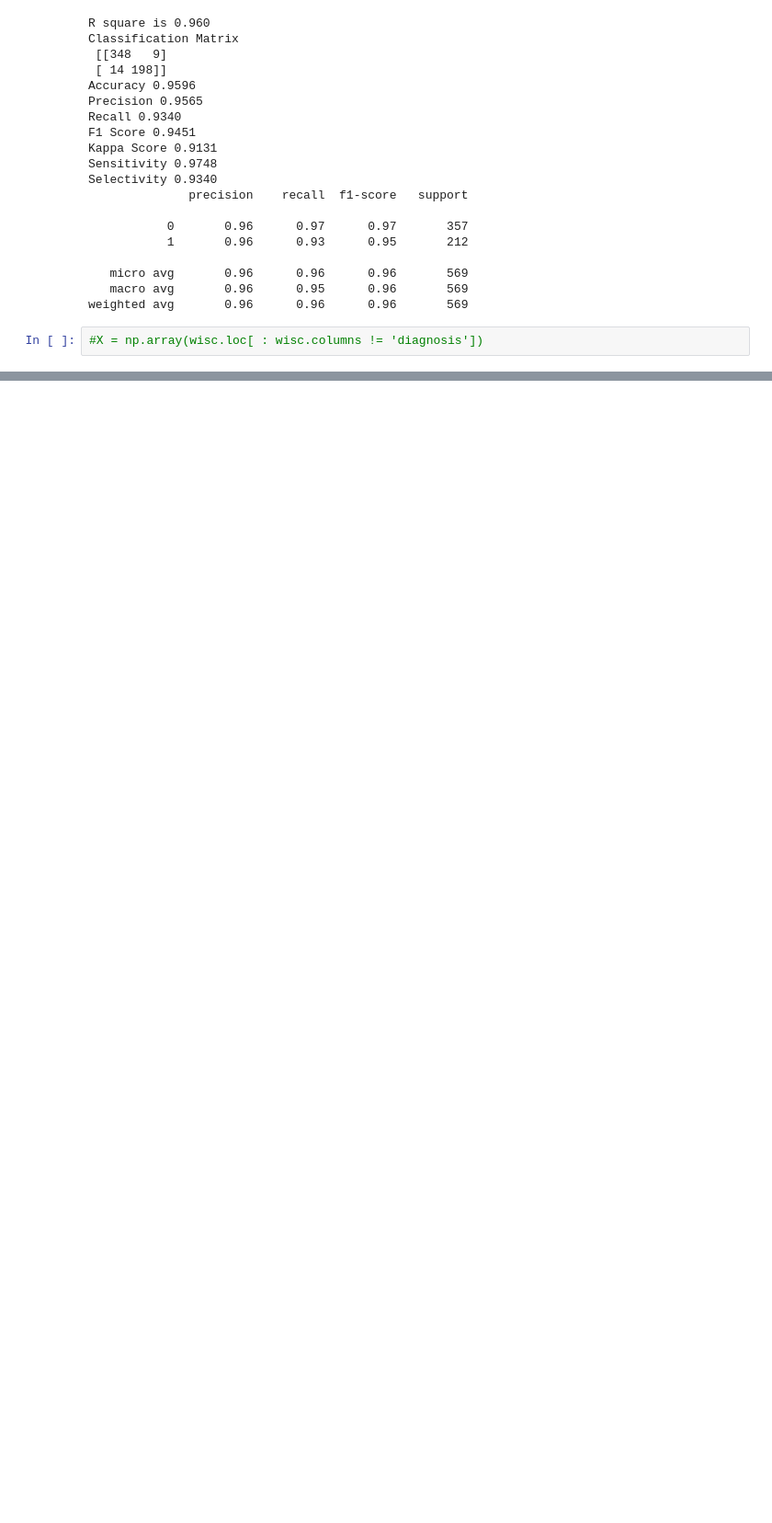
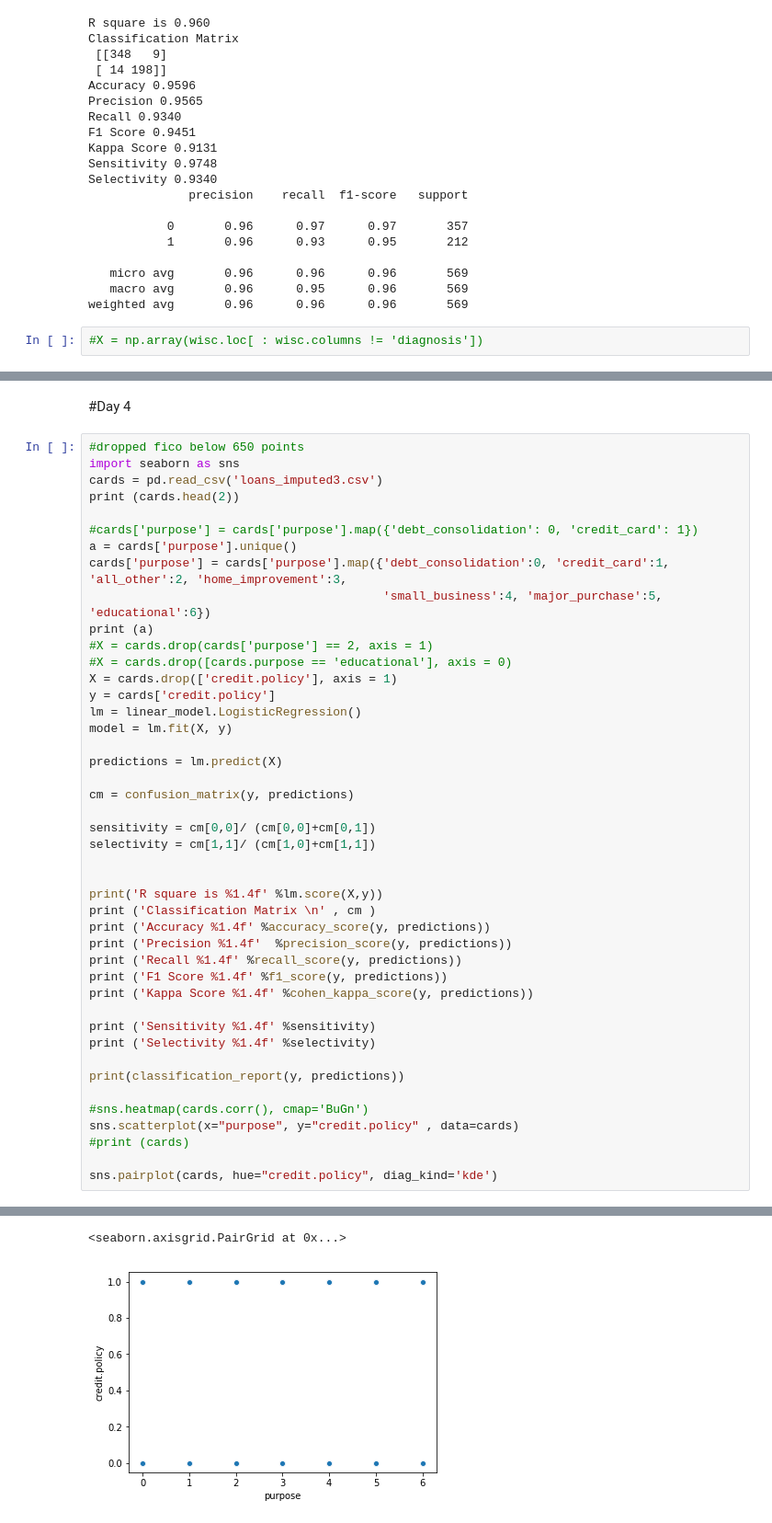
Before and after one commit to ChangappaMA/PyNLPTut, a Jupyter notebook: Machinelearning.ipynb, the cells around one changed output, grey strips where cells are left out. Shown at 92% size. Cells and saved outputs as stored; diff of their text form; blank space fills up the shorter version.

```diff
--- a/Machinelearning.ipynb
+++ b/Machinelearning.ipynb
@@ -626,0 +626,47 @@ Name: credit.policy, Length: 9578, dtype: int64
+# %% [markdown]
+#Day 4
+# %%
+#dropped fico below 650 points
+import seaborn as sns
+cards = pd.read_csv('loans_imputed3.csv')
+print (cards.head(2))
+
+#cards['purpose'] = cards['purpose'].map({'debt_consolidation': 0, 'credit_card': 1})
+a = cards['purpose'].unique()
+cards['purpose'] = cards['purpose'].map({'debt_consolidation':0, 'credit_card':1, 'all_other':2, 'home_improvement':3,
+                                         'small_business':4, 'major_purchase':5, 'educational':6})
+print (a)
+#X = cards.drop(cards['purpose'] == 2, axis = 1)
+#X = cards.drop([cards.purpose == 'educational'], axis = 0)
+X = cards.drop(['credit.policy'], axis = 1)
+y = cards['credit.policy']
+lm = linear_model.LogisticRegression()
+model = lm.fit(X, y)
+
+predictions = lm.predict(X)
+
+cm = confusion_matrix(y, predictions)
+
+sensitivity = cm[0,0]/ (cm[0,0]+cm[0,1])
+selectivity = cm[1,1]/ (cm[1,0]+cm[1,1])
+
+
+print('R square is %1.4f' %lm.score(X,y))
+print ('Classification Matrix \n' , cm )
+print ('Accuracy %1.4f' %accuracy_score(y, predictions))
+print ('Precision %1.4f'  %precision_score(y, predictions))
+print ('Recall %1.4f' %recall_score(y, predictions))
+print ('F1 Score %1.4f' %f1_score(y, predictions))
+print ('Kappa Score %1.4f' %cohen_kappa_score(y, predictions))
+
+print ('Sensitivity %1.4f' %sensitivity)
+print ('Selectivity %1.4f' %selectivity)
+
+print(classification_report(y, predictions))
+
+#sns.heatmap(cards.corr(), cmap='BuGn')
+sns.scatterplot(x="purpose", y="credit.policy" , data=cards)
+#print (cards)
+
+sns.pairplot(cards, hue="credit.policy", diag_kind='kde')
+# %% [output]
@@ -626,0 +690,2 @@ Name: credit.policy, Length: 9578, dtype: int64
+<seaborn.axisgrid.PairGrid at 0x...>
+[figure, added]
```
Also changed, not shown: parts of 25 cells of this notebook.
